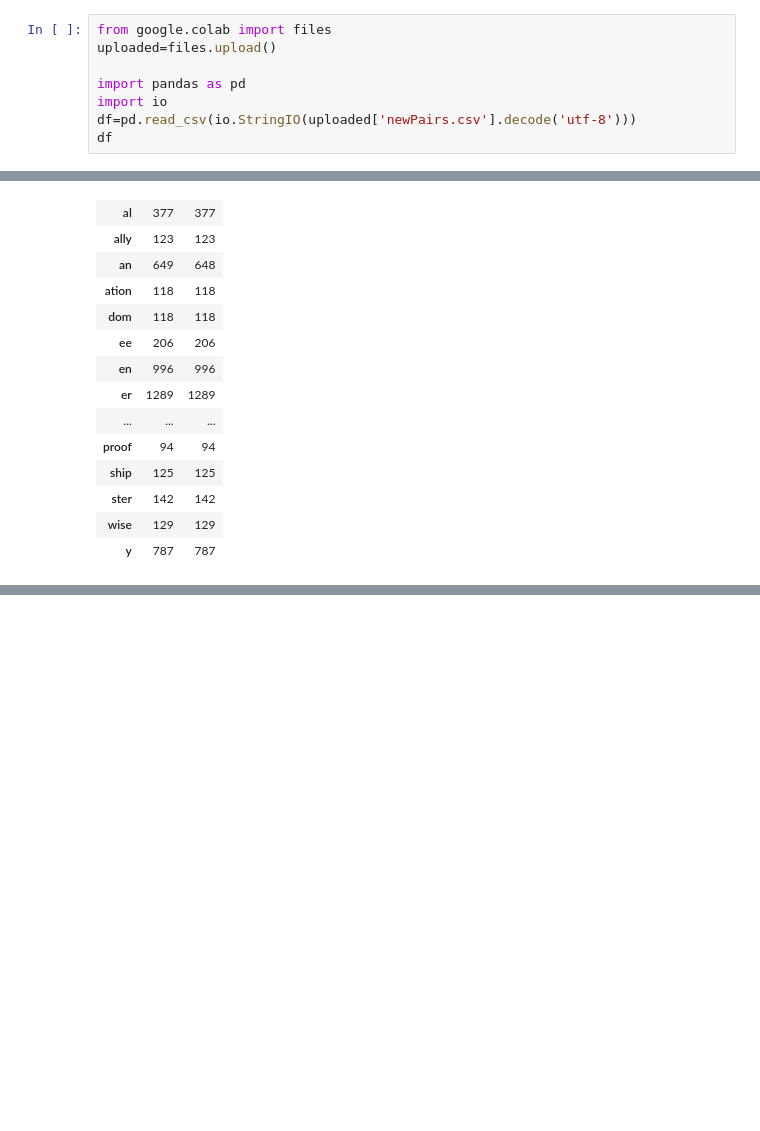
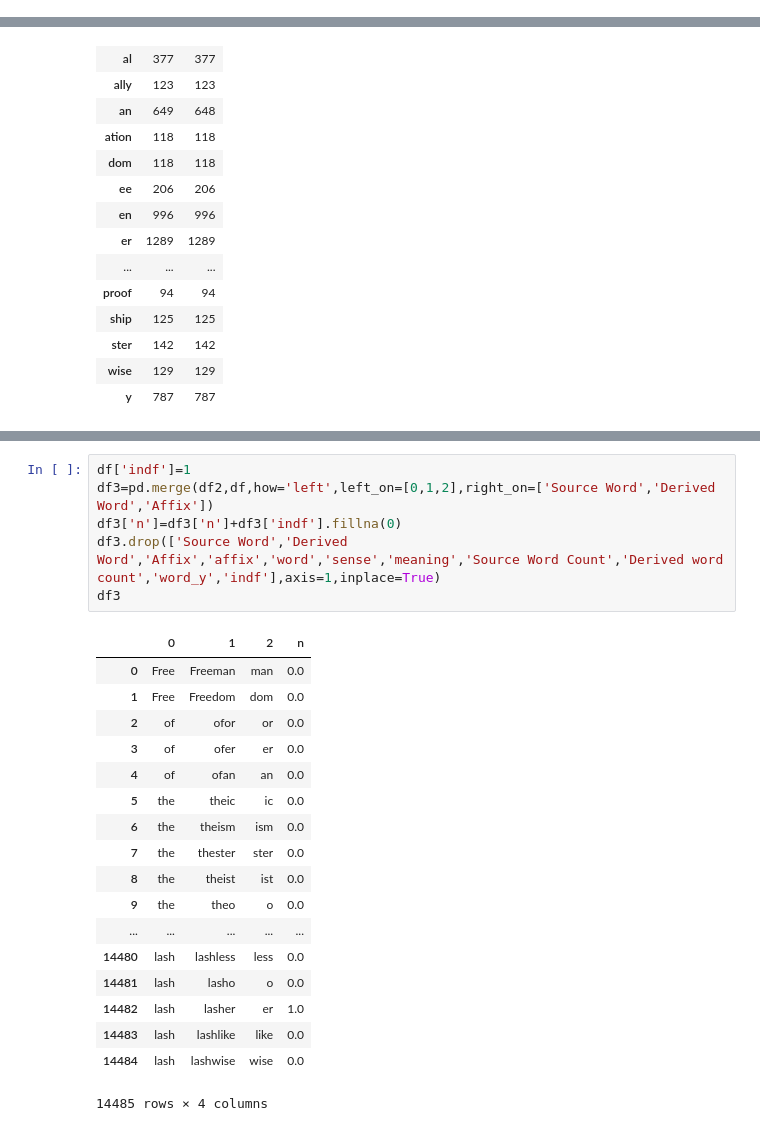
Before and after one commit to mansisinha/taddhita, a Jupyter notebook: Untitled2.ipynb, the cells around one changed output, grey strips where cells are left out. Drawn from its saved outputs; the diff is of its cells as text; blank space fills up the shorter version.

```diff
--- a/Untitled2.ipynb
+++ b/Untitled2.ipynb
@@ -50,11 +50,3 @@ df.groupby('affix').count()
 | ster | 31 | 31 | 31 | 31 | 31 | 31 | 31 | 31 | ... |
 | wise | 34 | 34 | 34 | 34 | 34 | 34 | 34 | 34 | ... |
 | y | 169 | 169 | 169 | 169 | 169 | 169 | 169 | 169 | ... |
-# %%
-from google.colab import files
-uploaded=files.upload()
-
-import pandas as pd
-import io
-df=pd.read_csv(io.StringIO(uploaded['newPairs.csv'].decode('utf-8')))
-df
@@ -122,0 +133,25 @@ df2.groupby(2).count()
+# %%
+df['indf']=1
+df3=pd.merge(df2,df,how='left',left_on=[0,1,2],right_on=['Source Word','Derived Word','Affix'])
+df3['n']=df3['n']+df3['indf'].fillna(0)
+df3.drop(['Source Word','Derived Word','Affix','affix','word','sense','meaning','Source Word Count','Derived word count','word_y','indf'],axis=1,inplace=True)
+df3
+# %% [output]
+|  | 0 | 1 | 2 | n |
+| 0 | Free | Freeman | man | 0.0 |
+| 1 | Free | Freedom | dom | 0.0 |
+| 2 | of | ofor | or | 0.0 |
+| 3 | of | ofer | er | 0.0 |
+| 4 | of | ofan | an | 0.0 |
+| 5 | the | theic | ic | 0.0 |
+| 6 | the | theism | ism | 0.0 |
+| 7 | the | thester | ster | 0.0 |
+| 8 | the | theist | ist | 0.0 |
+| 9 | the | theo | o | 0.0 |
+| ... | ... | ... | ... | ... |
+| 14480 | lash | lashless | less | 0.0 |
+| 14481 | lash | lasho | o | 0.0 |
+| 14482 | lash | lasher | er | 1.0 |
+| 14483 | lash | lashlike | like | 0.0 |
+| 14484 | lash | lashwise | wise | 0.0 |
+14485 rows × 4 columns
```
Also changed, not shown: parts of 5 cells of this notebook.
